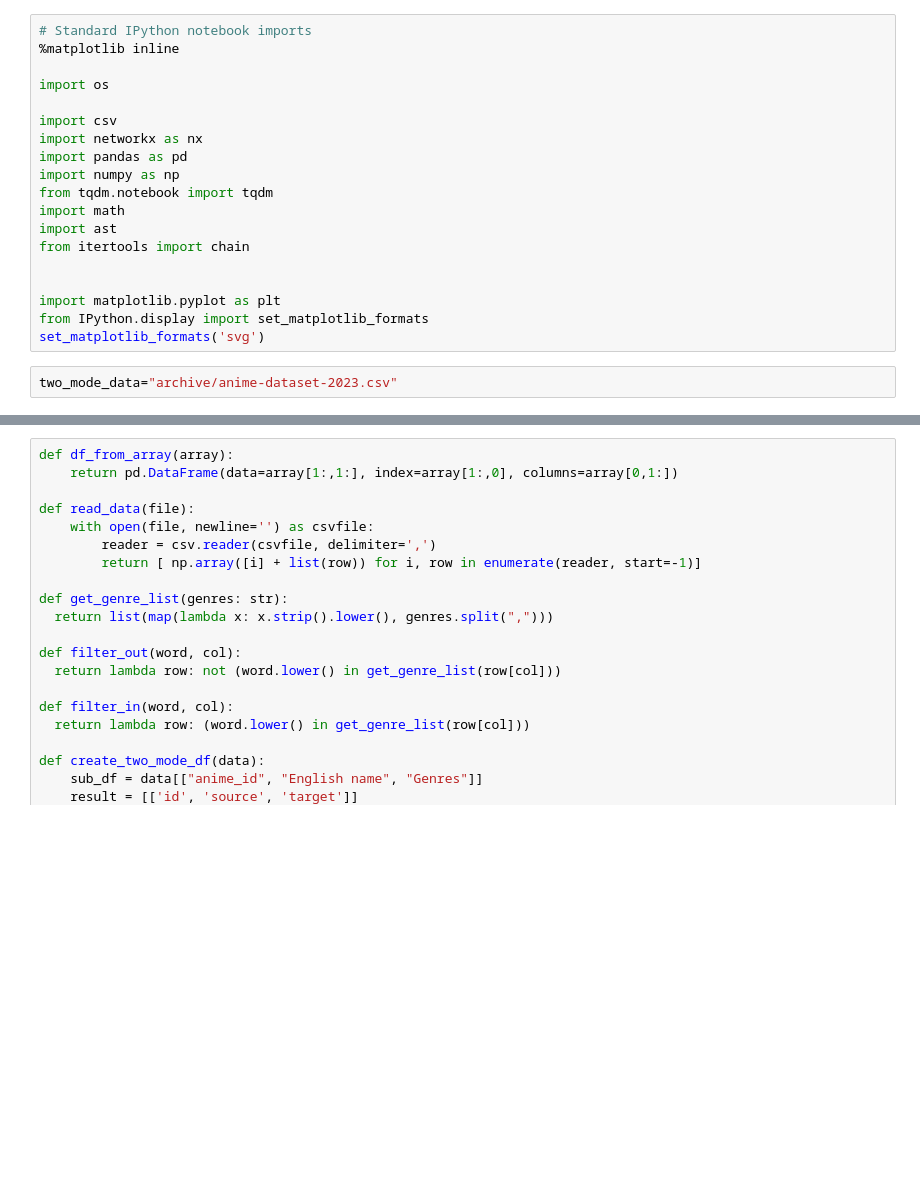
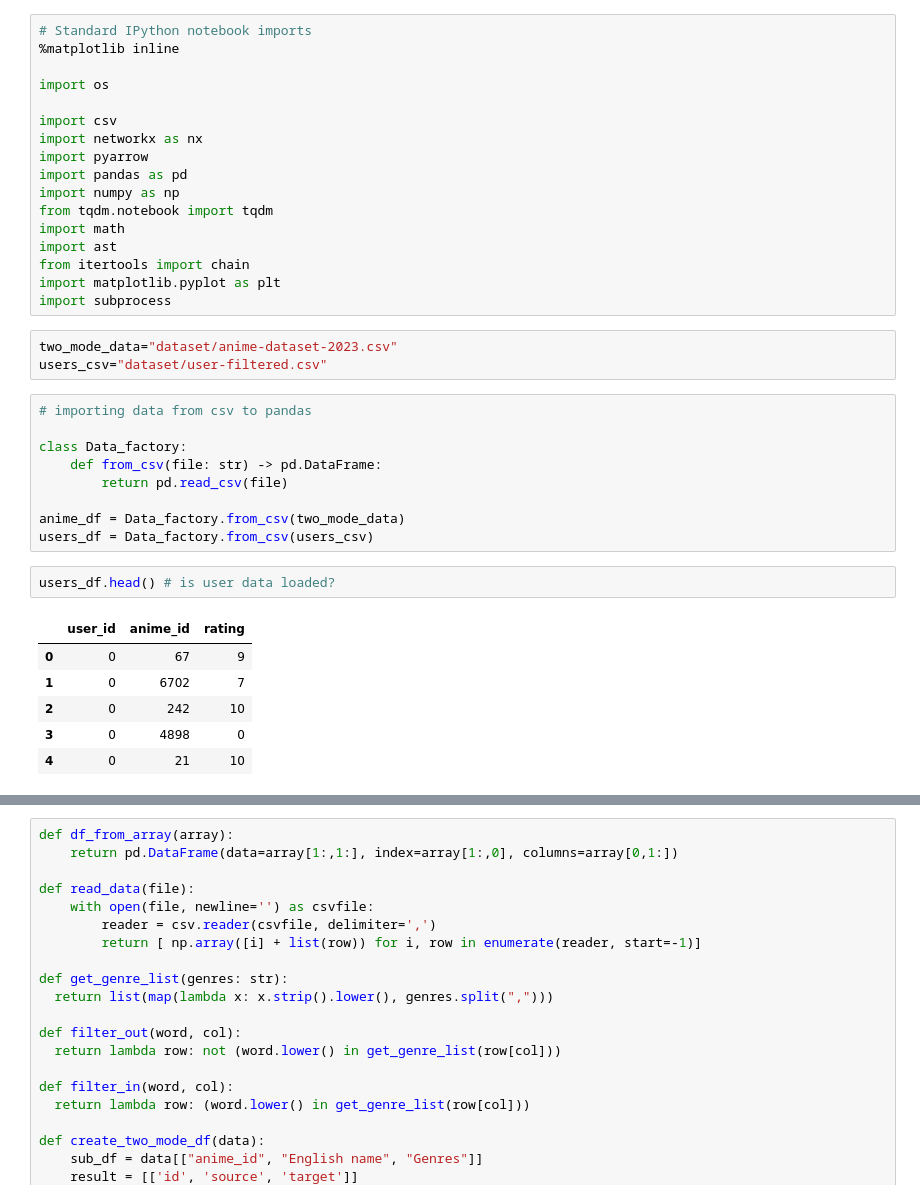
Before and after one commit to WiktorOgrodnik/ml-anime-recommendation, a Jupyter notebook: anime_visualization.ipynb, the cells around one changed output, grey strips where cells are left out. Cells and saved outputs as stored; diff of their text form; blank space fills up the shorter version.

```diff
--- a/anime_visualization.ipynb
+++ b/anime_visualization.ipynb
@@ -6,16 +6,33 @@ import os
 
 import csv
 import networkx as nx
+import pyarrow
 import pandas as pd
 import numpy as np
 from tqdm.notebook import tqdm
 import math
 import ast
 from itertools import chain
-
-
 import matplotlib.pyplot as plt
-from IPython.display import set_matplotlib_formats
-set_matplotlib_formats('svg')
+import subprocess
 # %%
-two_mode_data="archive/anime-dataset-2023.csv"
+two_mode_data="dataset/anime-dataset-2023.csv"
+users_csv="dataset/user-filtered.csv"
+# %%
+# importing data from csv to pandas
+
+class Data_factory:
+    def from_csv(file: str) -> pd.DataFrame:
+        return pd.read_csv(file)
+
+anime_df = Data_factory.from_csv(two_mode_data)
+users_df = Data_factory.from_csv(users_csv)
+# %%
+users_df.head() # is user data loaded?
+# %% [output]
+|  | user_id | anime_id | rating |
+| 0 | 0 | 67 | 9 |
+| 1 | 0 | 6702 | 7 |
+| 2 | 0 | 242 | 10 |
+| 3 | 0 | 4898 | 0 |
+| 4 | 0 | 21 | 10 |
```
Also changed, not shown: parts of 3 cells of this notebook, 2 other files.
